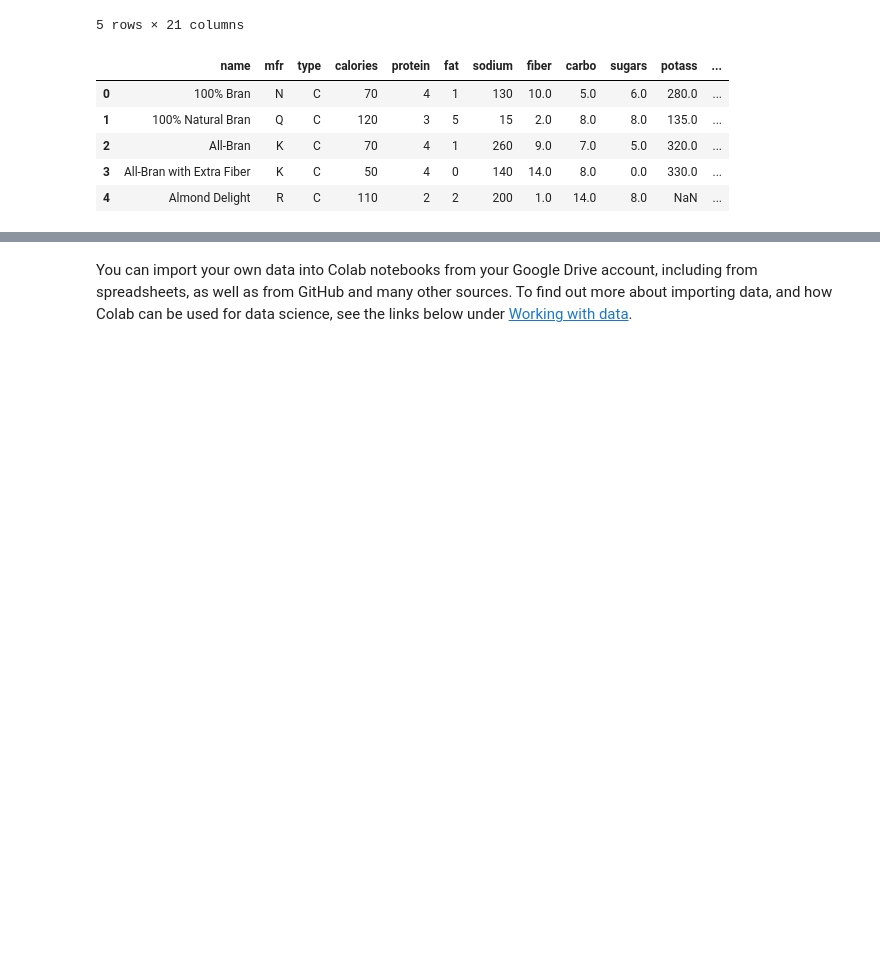
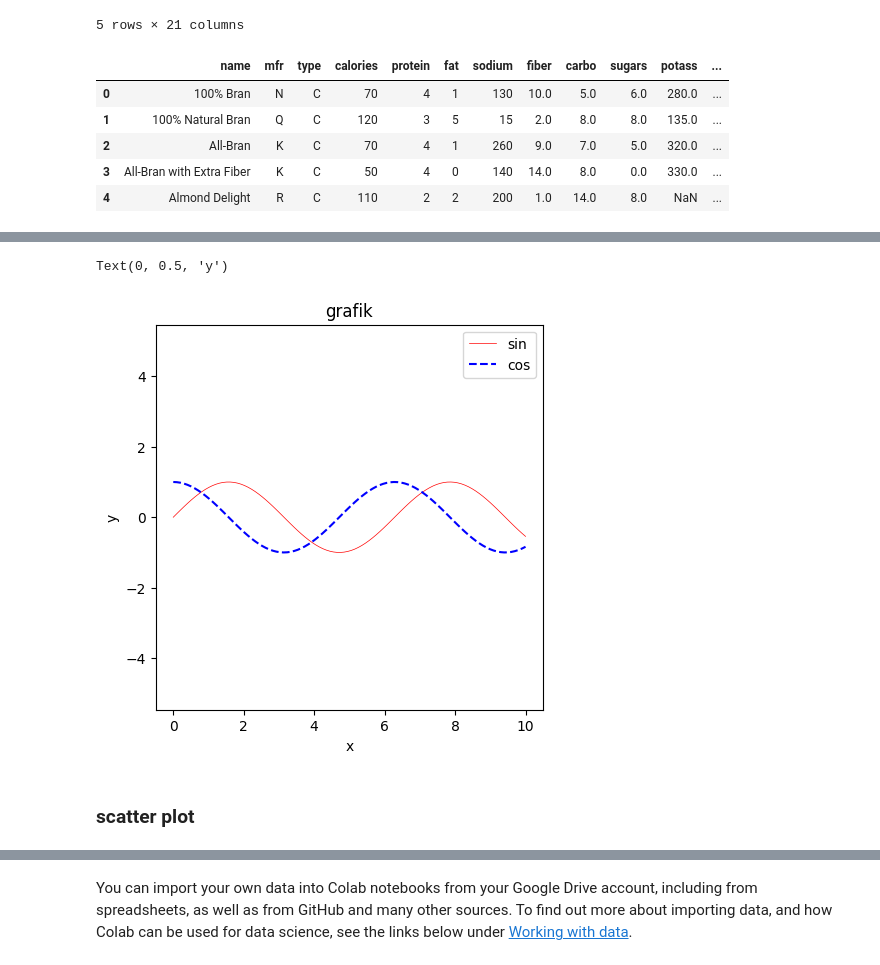
Before and after one commit to budsains/materi, a Jupyter notebook: material_book.ipynb, the cells around one changed output, grey strips where cells are left out. Saved outputs shown, nothing was run; the diff lists cells and outputs as text; code cells hidden in the pictures; blank space fills up the shorter version.

```diff
--- a/material_book.ipynb
+++ b/material_book.ipynb
@@ -375,0 +417,16 @@ ax.plot(X,y)
+# %%
+
+fig = plt.figure(figsize=(5,5))
+ax = plt.axes()
+ax.plot(X,y1, 'r', linewidth=0.5, label='sin')
+ax.plot(X,y2, 'b--', markersize=3, label='cos') # garis putus2
+plt.xlim(0,12)  # mengatur batasan x
+plt.ylim(-1,1)
+plt.axis('equal')
+plt.legend()
+plt.title('grafik')
+plt.xlabel('x')
+plt.ylabel('y')
+# %% [output]
+Text(0, 0.5, 'y')
+[figure, added]
@@ -375,0 +441,2 @@ ax.plot(X,y)
+# %% [markdown]
+### scatter plot
```
Also changed, not shown: parts of 21 cells of this notebook.
